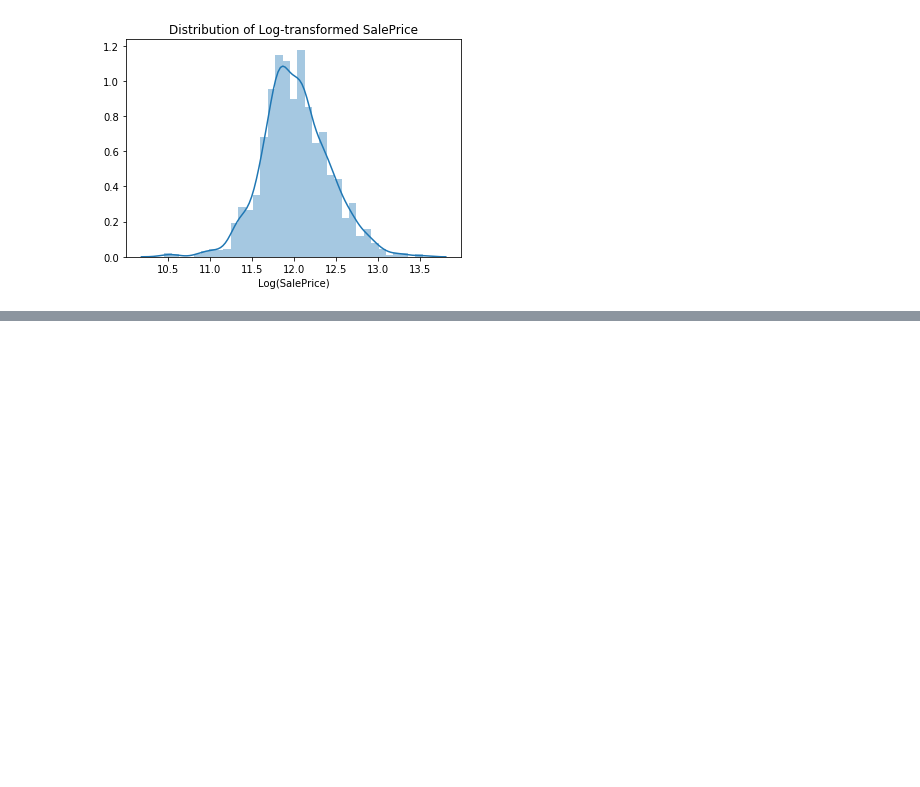
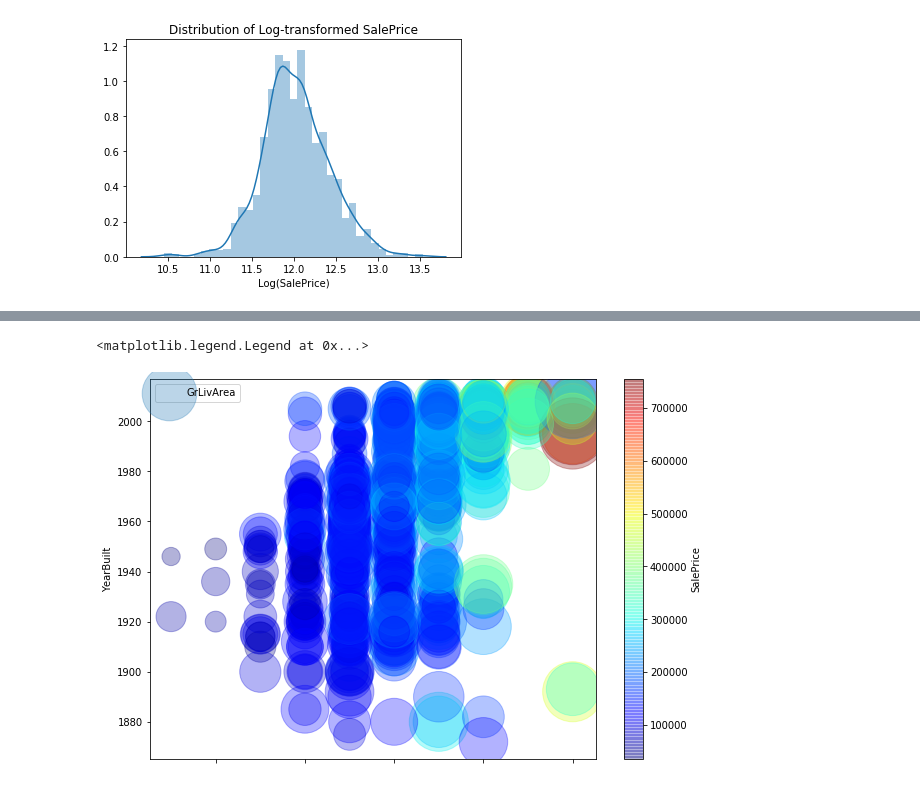
Before and after one commit to Zhaxxon/Kaggle, a Jupyter notebook: House_Prices_Advanced_Regression_Techniques/EDA.ipynb, the cells around one changed output, grey strips where cells are left out. Saved outputs shown, nothing was run; the diff lists cells and outputs as text; code cells hidden in the pictures; blank space fills up the shorter version.

```diff
--- a/House_Prices_Advanced_Regression_Techniques/EDA.ipynb
+++ b/House_Prices_Advanced_Regression_Techniques/EDA.ipynb
@@ -164,0 +195,8 @@ plt.show()
+# %%
+housing.plot(kind="scatter", x="OverallQual", y="YearBuilt",  s=housing["GrLivArea"], label="GrLivArea",
+             alpha=0.3, figsize=(10,7), c="SalePrice", cmap=plt.get_cmap("jet"), colorbar=True)
+
+plt.legend()
+# %% [output]
+<matplotlib.legend.Legend at 0x...>
+[figure, added]
```
Also changed, not shown: parts of 2 cells of this notebook.
